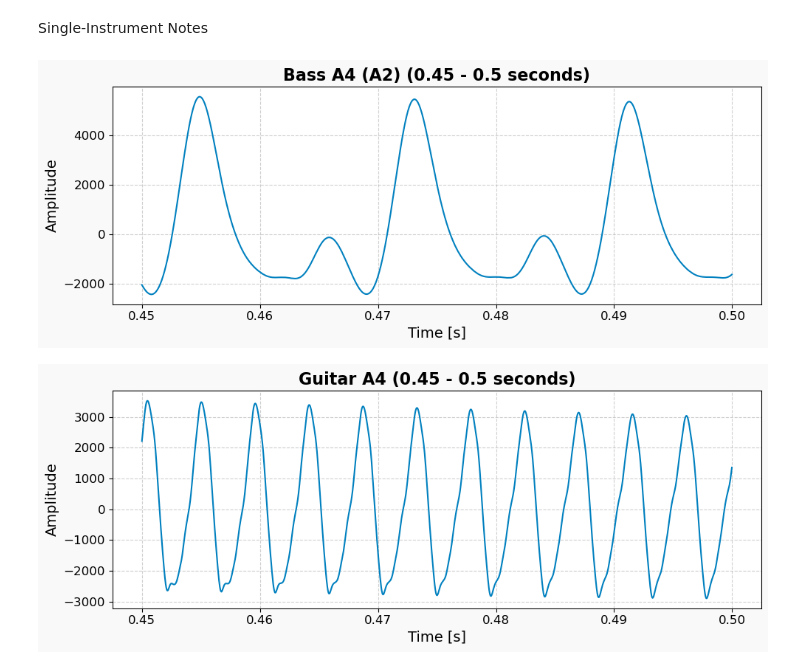
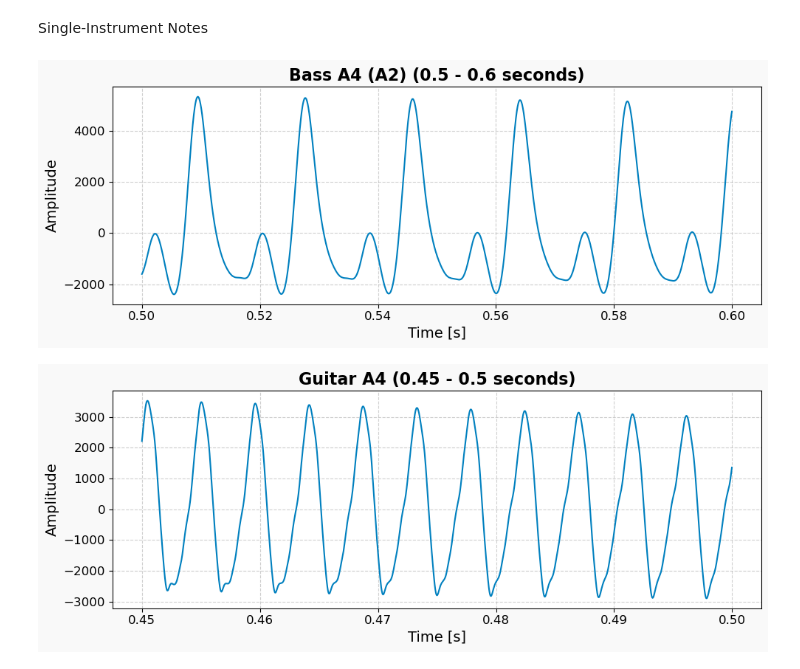
Before and after one commit to RobbenWijanathan/string-signal-analysis, a Jupyter notebook: audiovisualizer.ipynb, the cells around one changed output. Saved outputs shown, nothing was run; the diff lists cells and outputs as text; code cells hidden in the pictures.

```diff
--- a/audiovisualizer.ipynb
+++ b/audiovisualizer.ipynb
@@ -8,34 +8,34 @@ Single-Instrument Notes
 # %%
 # Bass A4 (A2)
 
 sample_rate, data = wavfile.read("./audio/Bass A4 (A2).wav")
 
 if data.ndim > 1:
     data = data[:, 0]  # use left channel
 
 time = np.arange(len(data)) / sample_rate
 
-start_time = 0.45
-end_time = 0.5
+start_time = 0.5
+end_time = 0.6
 
 start_index = int(start_time * sample_rate)
 end_index = int(end_time * sample_rate)
 
 segment = data[start_index:end_index]
 segment_time = time[start_index:end_index]
 
 plt.figure(figsize=(10, 4))
 plt.plot(segment_time, segment, color=plt.cm.winter(0.5), linewidth=1.5)
-plt.title("Bass A4 (A2) (0.45 - 0.5 seconds)", fontsize=16, weight='bold')
+plt.title("Bass A4 (A2) (0.5 - 0.6 seconds)", fontsize=16, weight='bold')
 plt.xlabel("Time [s]", fontsize=14)
 plt.ylabel("Amplitude", fontsize=14)
 plt.grid(True, linestyle='--', alpha=0.6)
 plt.tick_params(axis='both', labelsize=12)
 plt.gcf().patch.set_facecolor('#f9f9f9')
 plt.tight_layout()
 plt.show()
 # %% [output]
-[figure, old version]
+[figure, new version]
 # %%
 # Guitar A4
 
```
Also changed, not shown: parts of 1 cell of this notebook.
